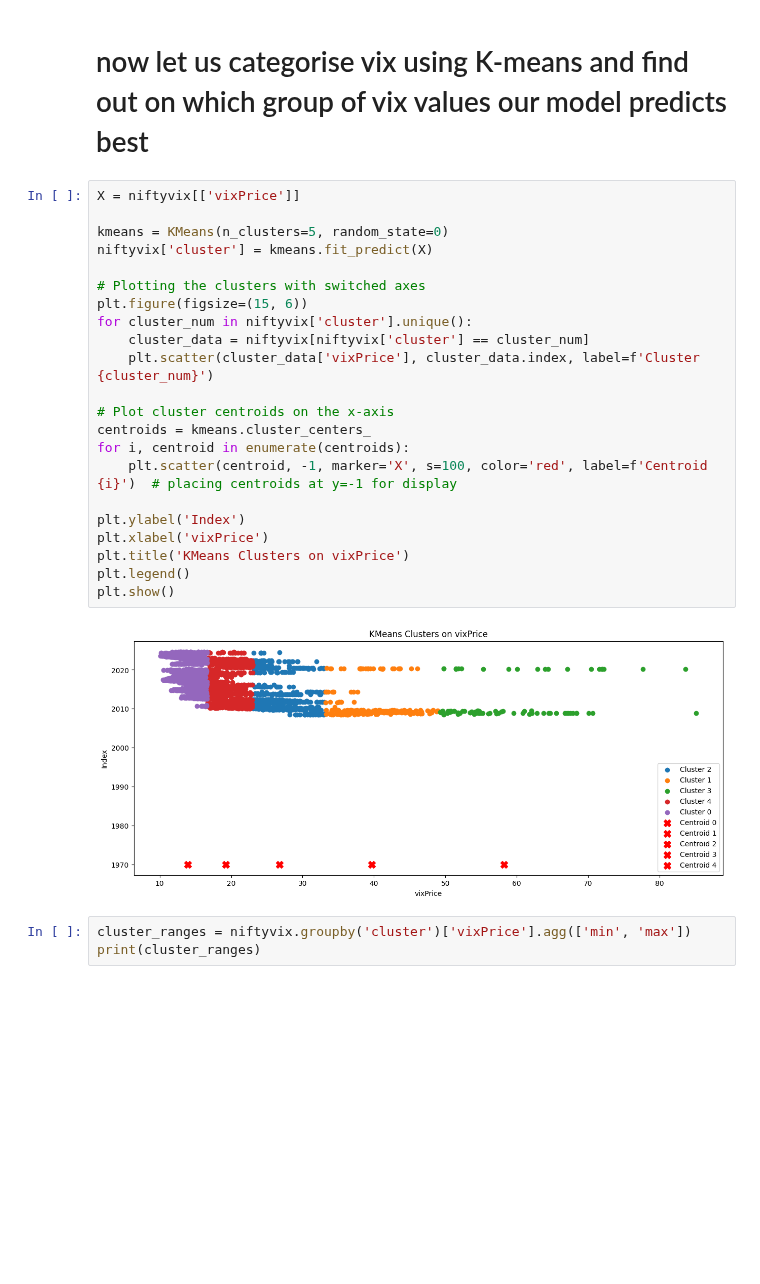
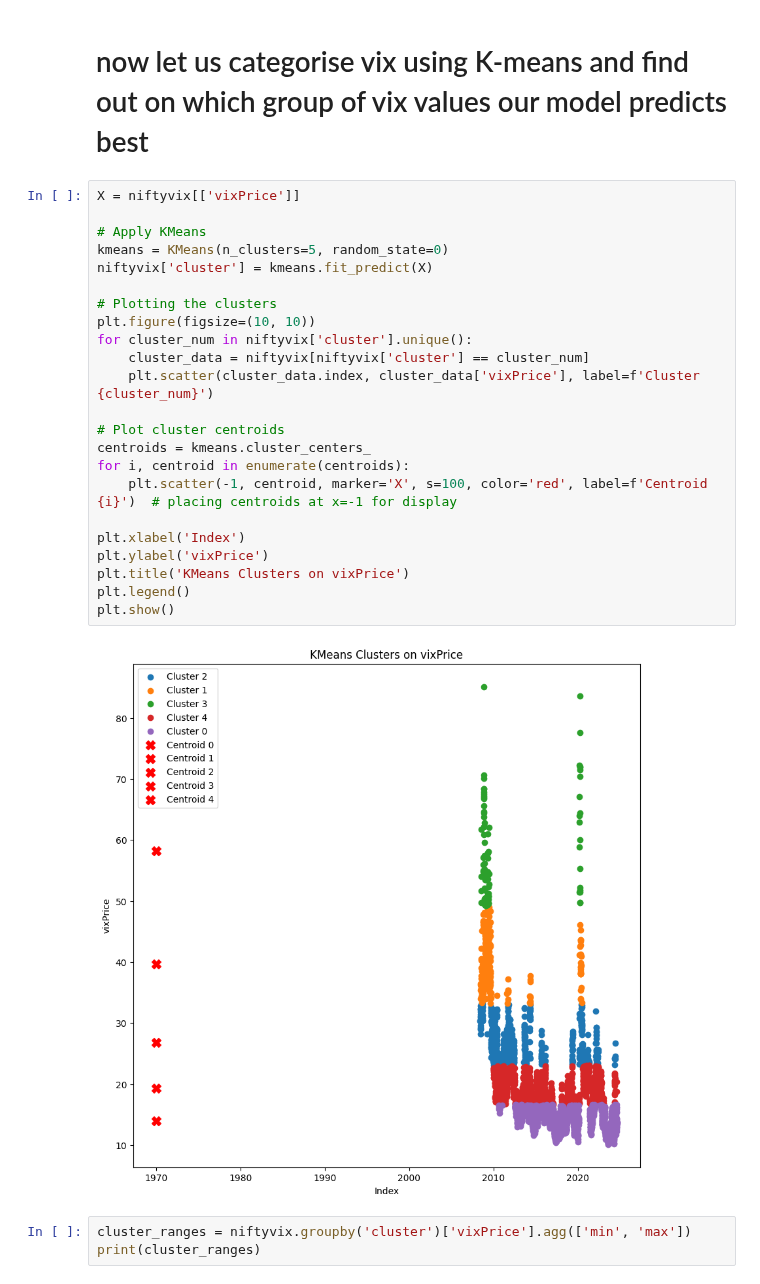
Before and after one commit to albertodavincishekhawat/IndiaVIXanalysis, a Jupyter notebook: AnalysingIndiaVIXdata.ipynb, the cells around one changed output. Saved outputs shown, nothing was run; the diff lists cells and outputs as text; blank space fills up the shorter version.

```diff
--- a/AnalysingIndiaVIXdata.ipynb
+++ b/AnalysingIndiaVIXdata.ipynb
@@ -759,27 +760,28 @@ array([2.76728665])
 # %%
 X = niftyvix[['vixPrice']]
 
+# Apply KMeans
 kmeans = KMeans(n_clusters=5, random_state=0)
 niftyvix['cluster'] = kmeans.fit_predict(X)
 
-# Plotting the clusters with switched axes
-plt.figure(figsize=(15, 6))
+# Plotting the clusters
+plt.figure(figsize=(10, 10))
 for cluster_num in niftyvix['cluster'].unique():
     cluster_data = niftyvix[niftyvix['cluster'] == cluster_num]
-    plt.scatter(cluster_data['vixPrice'], cluster_data.index, label=f'Cluster {cluster_num}')
+    plt.scatter(cluster_data.index, cluster_data['vixPrice'], label=f'Cluster {cluster_num}')
 
-# Plot cluster centroids on the x-axis
+# Plot cluster centroids
 centroids = kmeans.cluster_centers_
 for i, centroid in enumerate(centroids):
-    plt.scatter(centroid, -1, marker='X', s=100, color='red', label=f'Centroid {i}')  # placing centroids at y=-1 for display
+    plt.scatter(-1, centroid, marker='X', s=100, color='red', label=f'Centroid {i}')  # placing centroids at x=-1 for display
 
-plt.ylabel('Index')
-plt.xlabel('vixPrice')
+plt.xlabel('Index')
+plt.ylabel('vixPrice')
 plt.title('KMeans Clusters on vixPrice')
 plt.legend()
 plt.show()
 # %% [output]
-[figure, old version]
+[figure, new version]
 # %%
 cluster_ranges = niftyvix.groupby('cluster')['vixPrice'].agg(['min', 'max'])
 print(cluster_ranges)
```
Also changed, not shown: parts of 6 cells of this notebook.
